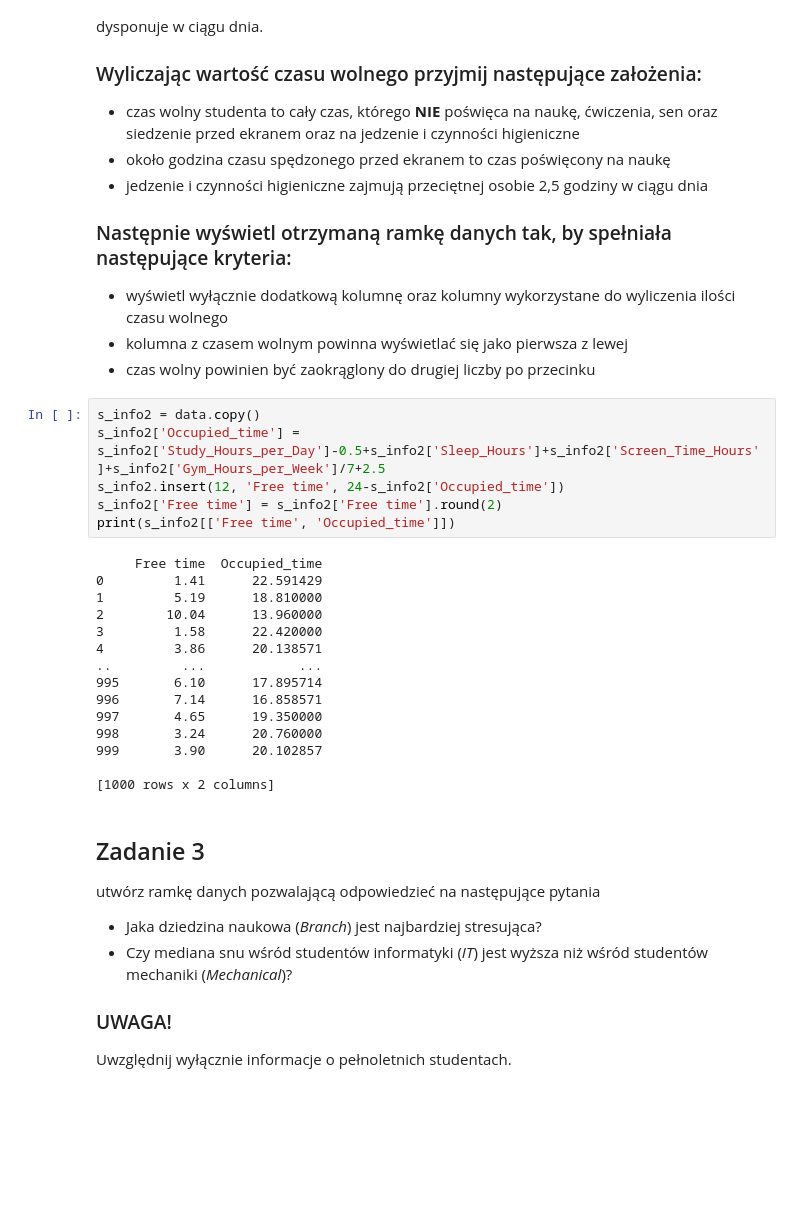
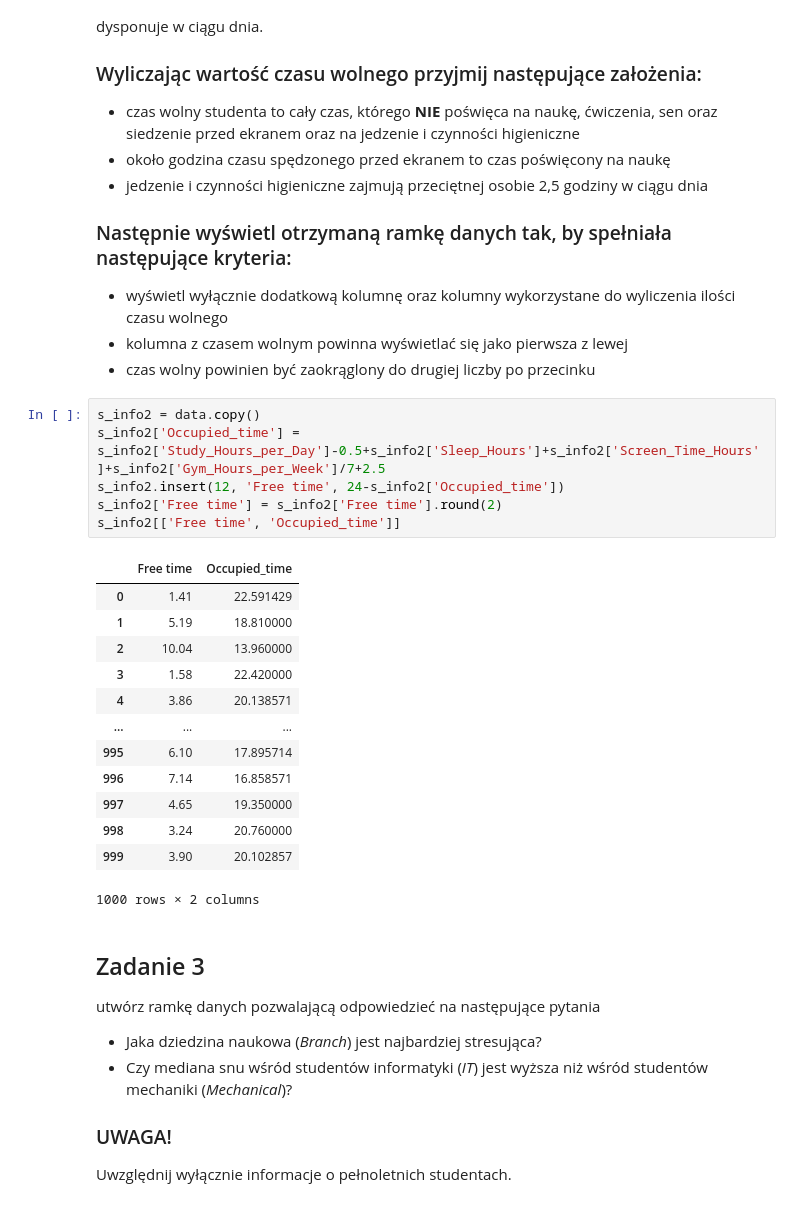
Before and after one commit to Zajecia-na-PWr-LR/lista-1-lenamackiewicz, a Jupyter notebook: UczenieMaszynowe_25_26_Lista1.ipynb, the cells around one changed output. Drawn from its saved outputs; the diff is of its cells as text; blank space fills up the shorter version.

```diff
--- a/UczenieMaszynowe_25_26_Lista1.ipynb
+++ b/UczenieMaszynowe_25_26_Lista1.ipynb
@@ -96,24 +97,23 @@ dodaj do ramki danych kolumnę z wyliczoną średnią ilością czasu wolnego, k
 # %%
 s_info2 = data.copy()
 s_info2['Occupied_time'] = s_info2['Study_Hours_per_Day']-0.5+s_info2['Sleep_Hours']+s_info2['Screen_Time_Hours']+s_info2['Gym_Hours_per_Week']/7+2.5
 s_info2.insert(12, 'Free time', 24-s_info2['Occupied_time'])
 s_info2['Free time'] = s_info2['Free time'].round(2)
-print(s_info2[['Free time', 'Occupied_time']])
+s_info2[['Free time', 'Occupied_time']]
 # %% [output]
+|  | Free time | Occupied_time |
+| 0 | 1.41 | 22.591429 |
+| 1 | 5.19 | 18.810000 |
+| 2 | 10.04 | 13.960000 |
+| 3 | 1.58 | 22.420000 |
+| 4 | 3.86 | 20.138571 |
+| ... | ... | ... |
+| 995 | 6.10 | 17.895714 |
+| 996 | 7.14 | 16.858571 |
+| 997 | 4.65 | 19.350000 |
+| 998 | 3.24 | 20.760000 |
+| 999 | 3.90 | 20.102857 |
-     Free time  Occupied_time
-0         1.41      22.591429
-1         5.19      18.810000
-2        10.04      13.960000
-3         1.58      22.420000
-4         3.86      20.138571
-..         ...            ...
-995       6.10      17.895714
-996       7.14      16.858571
-997       4.65      19.350000
-998       3.24      20.760000
-999       3.90      20.102857
-
-[1000 rows x 2 columns]
+1000 rows × 2 columns
 # %% [markdown]
 ## Zadanie 3
 utwórz ramkę danych pozwalającą odpowiedzieć na następujące pytania
```
Also changed, not shown: parts of 4 cells of this notebook.
